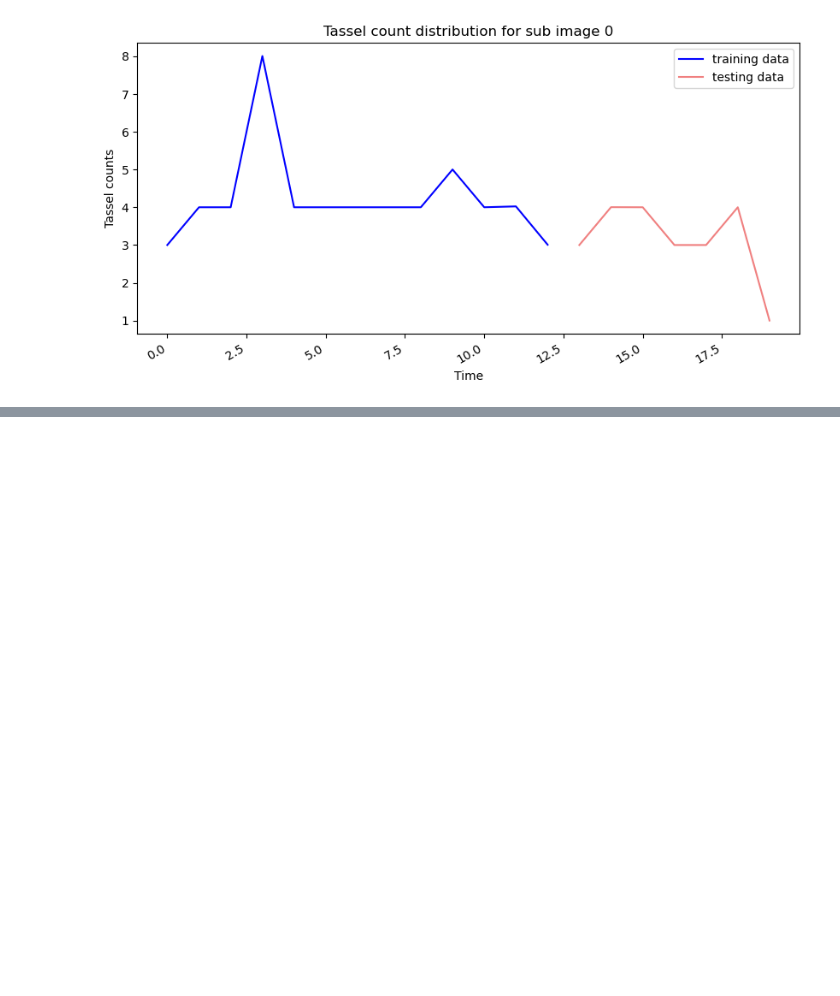
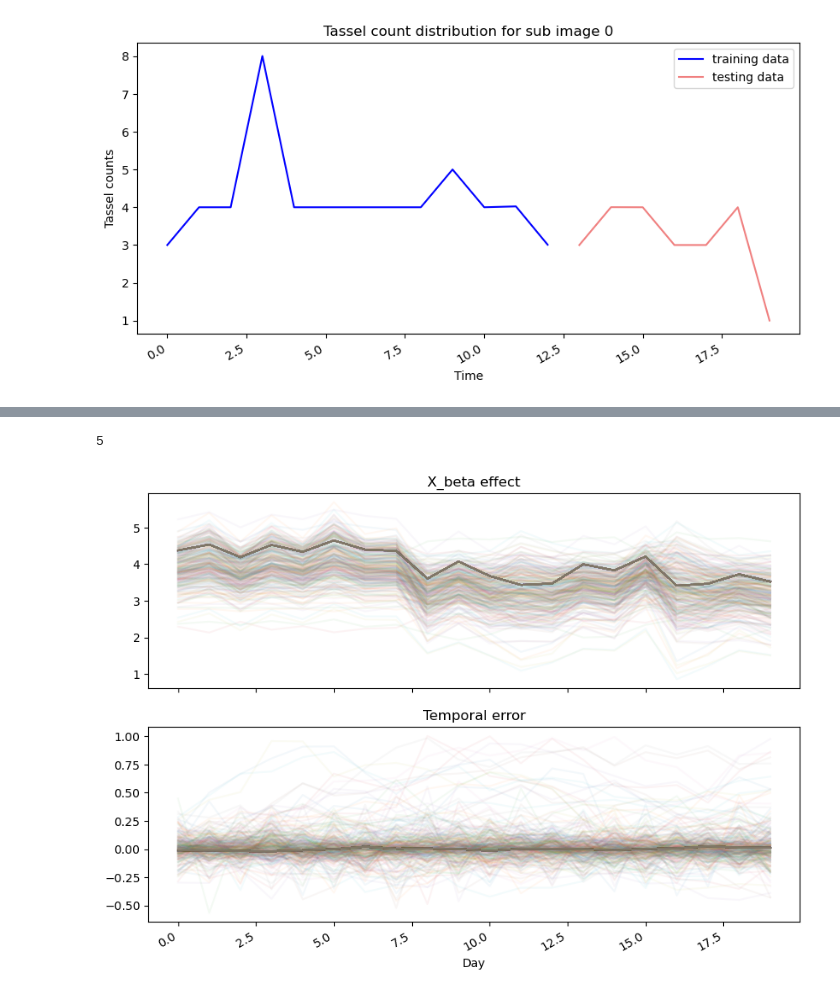
Before and after one commit to Gayara-Fernando/Bayes_for_TN, a Jupyter notebook: 6_BTS_implementation_sub_image_wise.ipynb, the cells around one changed output, grey strips where cells are left out. Cells and saved outputs as stored; diff of their text form; code cells hidden in the pictures; blank space fills up the shorter version.

Commit message:
BTS implemented in functions and tried out for sub image 0 of Block 0103

```diff
--- a/6_BTS_implementation_sub_image_wise.ipynb
+++ b/6_BTS_implementation_sub_image_wise.ipynb
@@ -261,11 +263,11 @@ sub_image_files
 # %% [markdown]
 For sub image 0
 # %%
-si_df = 'extracted_features_sub_window_0.csv'
+si_df_0 = 'extracted_features_sub_window_0.csv'
 # %%
 # get the counts, and predictors
 n_forecasting = 7
-Train_Y, Test_Y, X_preds_only, n_predictors = split_train_test_data(si_df, path_to_preprocessed_dfs, n_forecasting)
+Train_Y_sub_0, Test_Y_sub_0, X_preds_only_sub_0, n_predictors_sub_0 = split_train_test_data(si_df_0, path_to_preprocessed_dfs, n_forecasting)
 # %% [output]
 (13, 33)
 (7, 33)
@@ -287,5 +289,5 @@ run_mcmc_sub_0 = tf.function(
     autograph=False, jit_compile=True)
 # %%
 %%time
-gam_with_latent_ar_sub_0 = generate_model_ar_latent(X_preds_only, n_predictors, training=True)
+gam_with_latent_ar_sub_0 = generate_model_ar_latent(X_preds_only_sub_0, n_predictors_sub_0, training=True)
 # %% [output]
@@ -303,5 +305,5 @@ plt.show()
 mcmc_samples_sub_0, sampler_stats_sub_0 = run_mcmc_sub_0(
     2000, gam_with_latent_ar_sub_0, n_chains=4, num_adaptation_steps=1000,
     seed=tf.constant([36245, 734565], dtype=tf.int32),
-    observed=Train_Y.T)
+    observed=Train_Y_sub_0.T)
 # %% [output]
@@ -359,0 +329,9 @@ plt.show()
+# %%
+len(mcmc_samples_sub_0)
+# %% [output]
+5
+# %%
+# plot the posteriors ? for betas and temporal errors
+preds_and_temoral_error(mcmc_samples_sub_0, X_preds_only_sub_0, n_total_time_points = 20)
+# %% [output]
+[figure, added]
```
Also changed, not shown: parts of 27 cells of this notebook.
